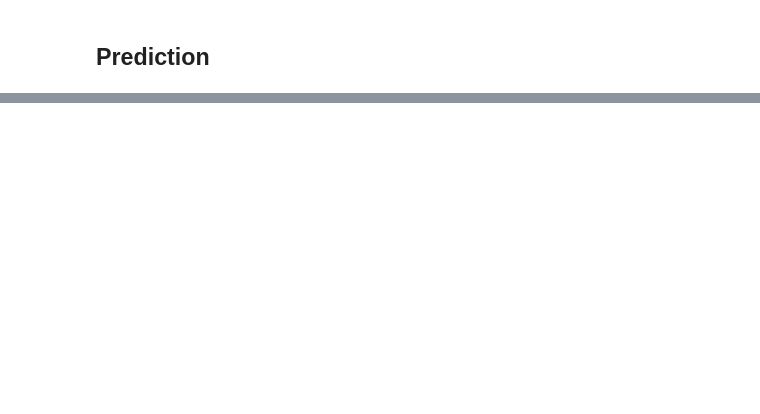
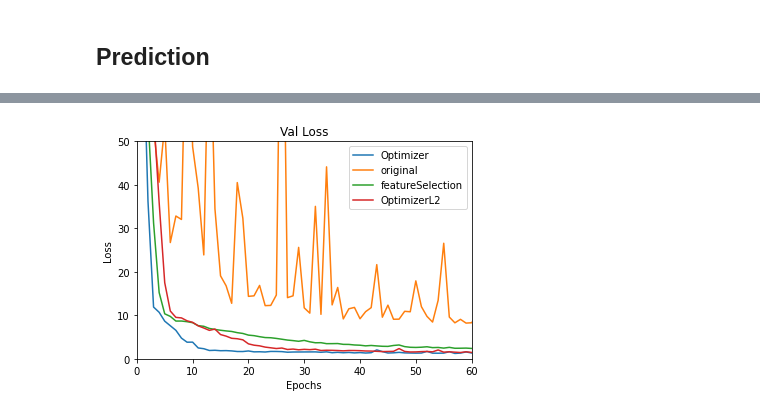
Before and after one commit to stephanie0324/ML_practrice, a Jupyter notebook: Regression/ML2023-HW1-COVID-19_Cases_Prediction/ML2023-HW1-COVID-19_Cases_Prediction.ipynb, the cells around one changed output, grey strips where cells are left out. Cells and saved outputs as stored; diff of their text form; code cells hidden in the pictures; blank space fills up the shorter version.

```diff
--- a/Regression/ML2023-HW1-COVID-19_Cases_Prediction/ML2023-HW1-COVID-19_Cases_Prediction.ipynb
+++ b/Regression/ML2023-HW1-COVID-19_Cases_Prediction/ML2023-HW1-COVID-19_Cases_Prediction.ipynb
@@ -288,0 +367,18 @@ save_pred(preds, 'pred.csv')
+# %%
+# Plot val loss
+for i, sublist in enumerate(val_loss_list):
+    plt.plot(sublist, label=val_files[i].replace('_val.pkl','').replace('_',''))
+
+# Add labels and legend
+plt.ylim(0,50)
+plt.xlim(0,60)
+
+plt.xlabel('Epochs')
+plt.ylabel('Loss')
+plt.title('Val Loss')
+plt.legend()
+
+# Show the plot
+plt.show()
+# %% [output]
+[figure, added]
```
Also changed, not shown: parts of 11 cells of this notebook, 6 other files.
